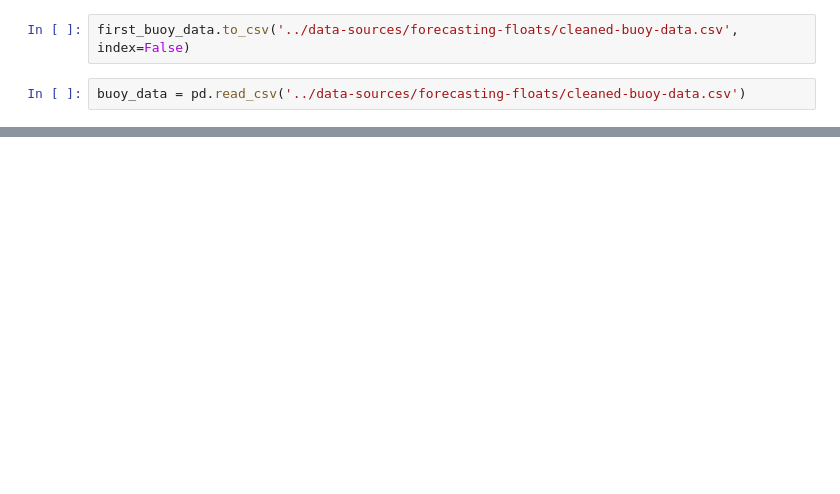
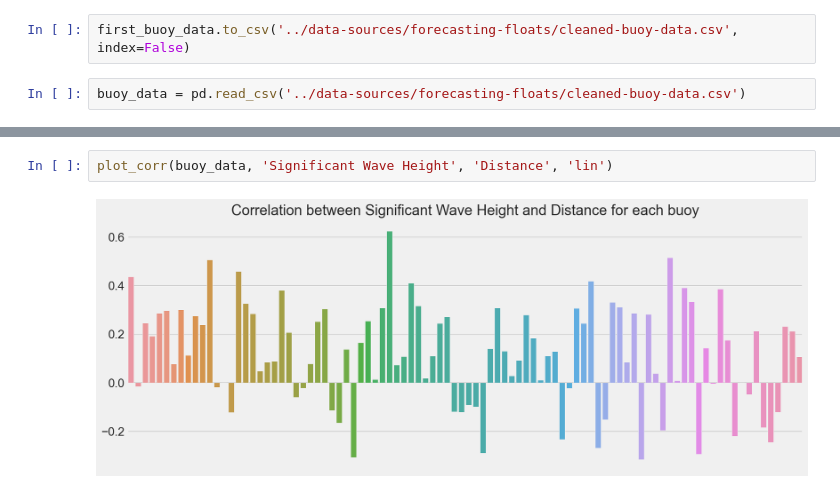
Before and after one commit to esbatiehsan/forecasting-floats, a Jupyter notebook: data-cleaning-exploration.ipynb, the cells around one changed output, grey strips where cells are left out. Drawn from its saved outputs; the diff is of its cells as text; blank space fills up the shorter version.

```diff
--- a/data-cleaning-exploration.ipynb
+++ b/data-cleaning-exploration.ipynb
@@ -113,0 +132,4 @@ plt.show()
+# %%
+plot_corr(buoy_data, 'Significant Wave Height', 'Distance', 'lin')
+# %% [output]
+[figure, added]
```
Also changed, not shown: parts of 18 cells of this notebook.
